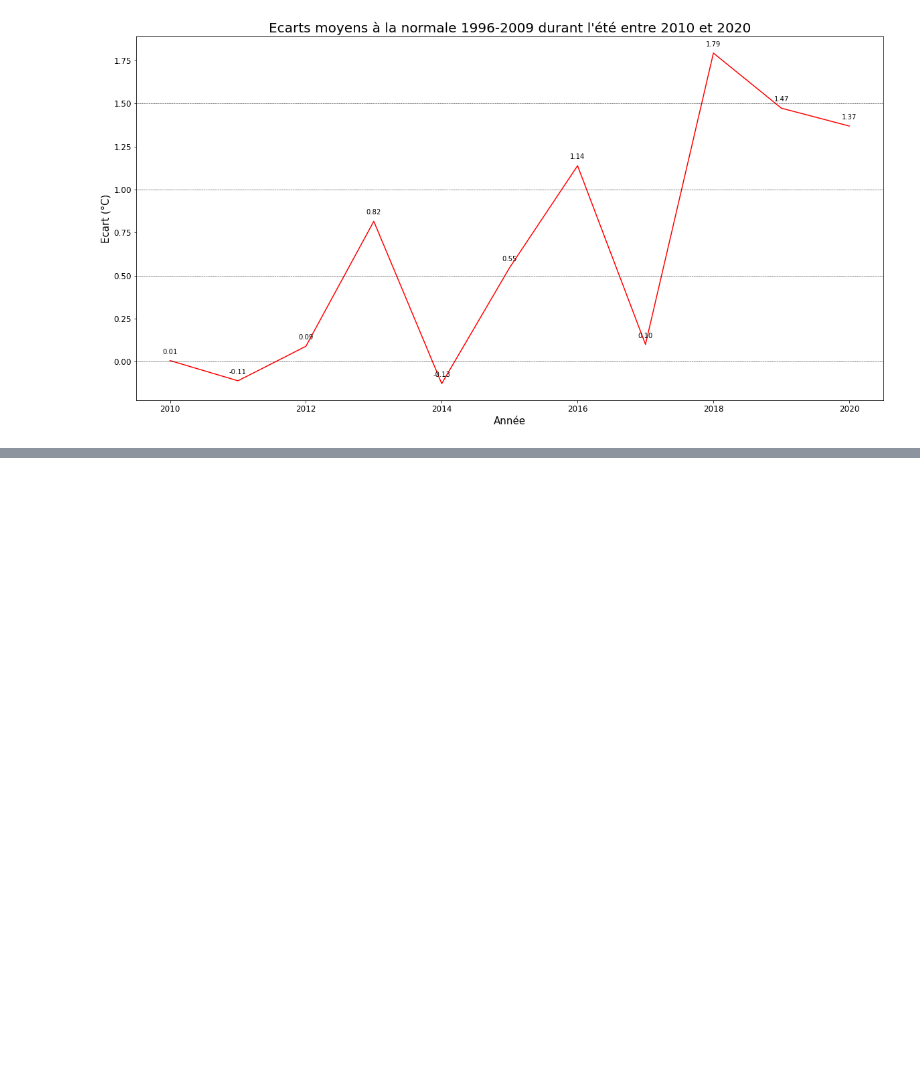
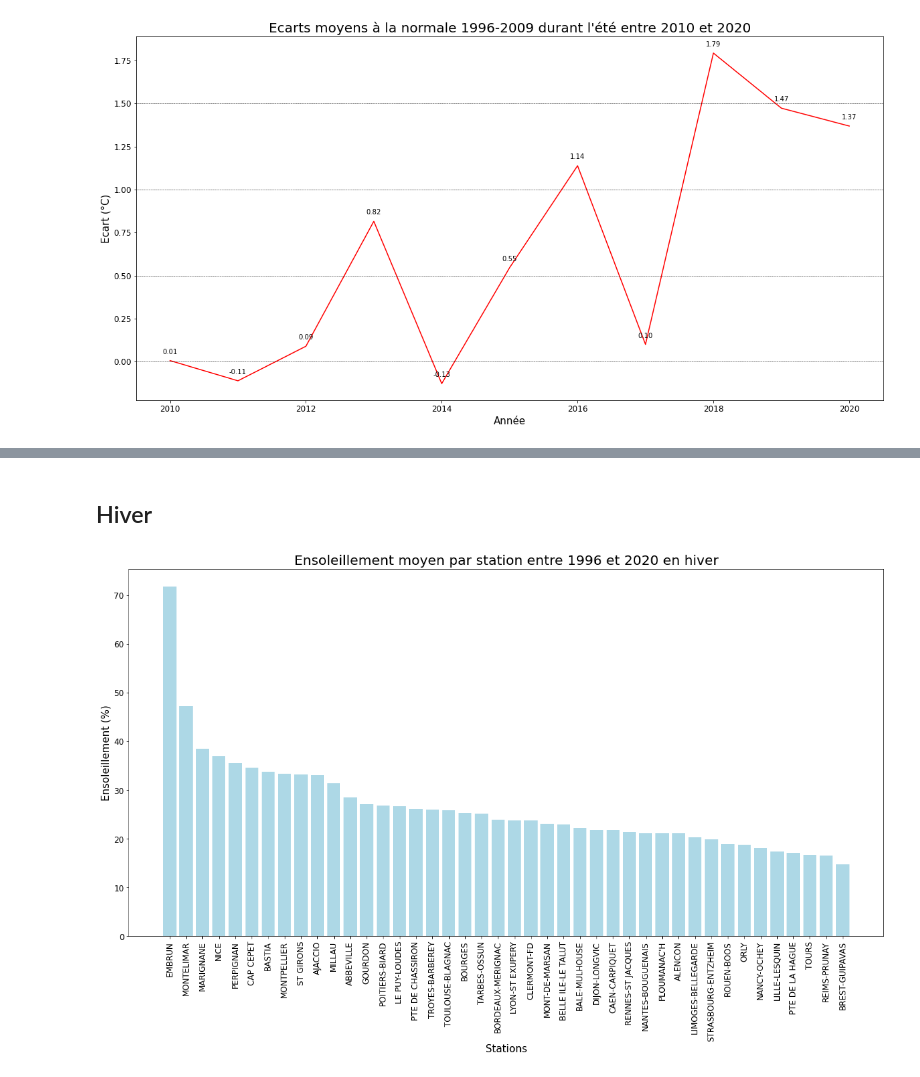
Before and after one commit to Freezaa9/Neo4j-Cypher-Meteo-France, a Jupyter notebook: Rapport NEO4J Quentin BETTE - Geoffrey HARRAZI.ipynb, the cells around one changed output, grey strips where cells are left out. Drawn from its saved outputs; the diff is of its cells as text; code cells hidden in the pictures; blank space fills up the shorter version.

```diff
--- a/Rapport NEO4J Quentin BETTE - Geoffrey HARRAZI.ipynb
+++ b/Rapport NEO4J Quentin BETTE - Geoffrey HARRAZI.ipynb
@@ -827,0 +993,22 @@ plt.show()
+# %% [markdown]
+## Hiver
+# %%
+stations_hiver = [record["station"] for record in ensoleillement_moyens if record["saison"] == "Hiver"]
+
+ensoleillements_hiver = [record["ensoleillement"] for record in ensoleillement_moyens if record["saison"] == "Hiver"]
+
+fig, ax = plt.subplots(figsize=(20, 10))
+
+ax.set_title("Ensoleillement moyen par station entre 1996 et 2020 en hiver", fontsize=20)
+
+ax.bar(stations_hiver, ensoleillements_hiver, color="lightblue")
+
+plt.xlabel("Stations", fontsize=15)
+plt.ylabel("Ensoleillement (%)", fontsize=15)
+
+plt.xticks(fontsize=12, rotation=90)
+plt.yticks(fontsize=12)
+
+plt.show()
+# %% [output]
+[figure, added]
```
Also changed, not shown: parts of 47 cells of this notebook, 27 other files.
